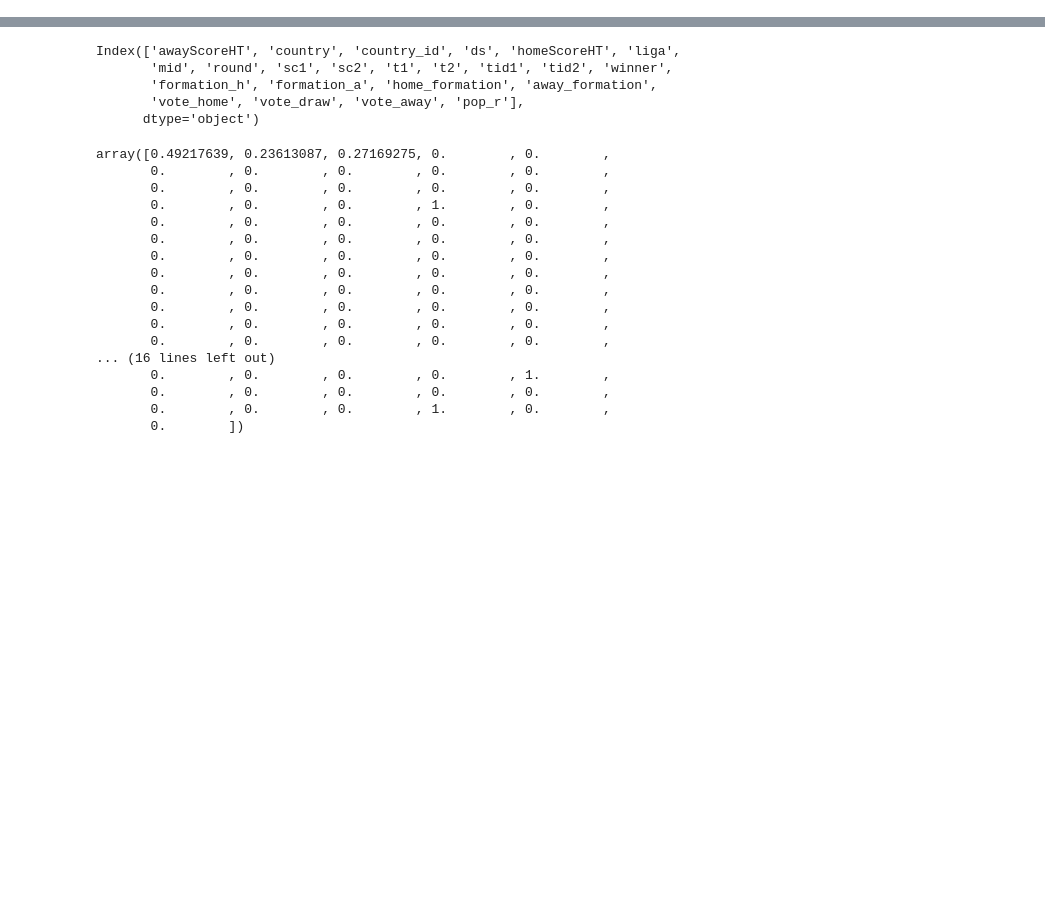
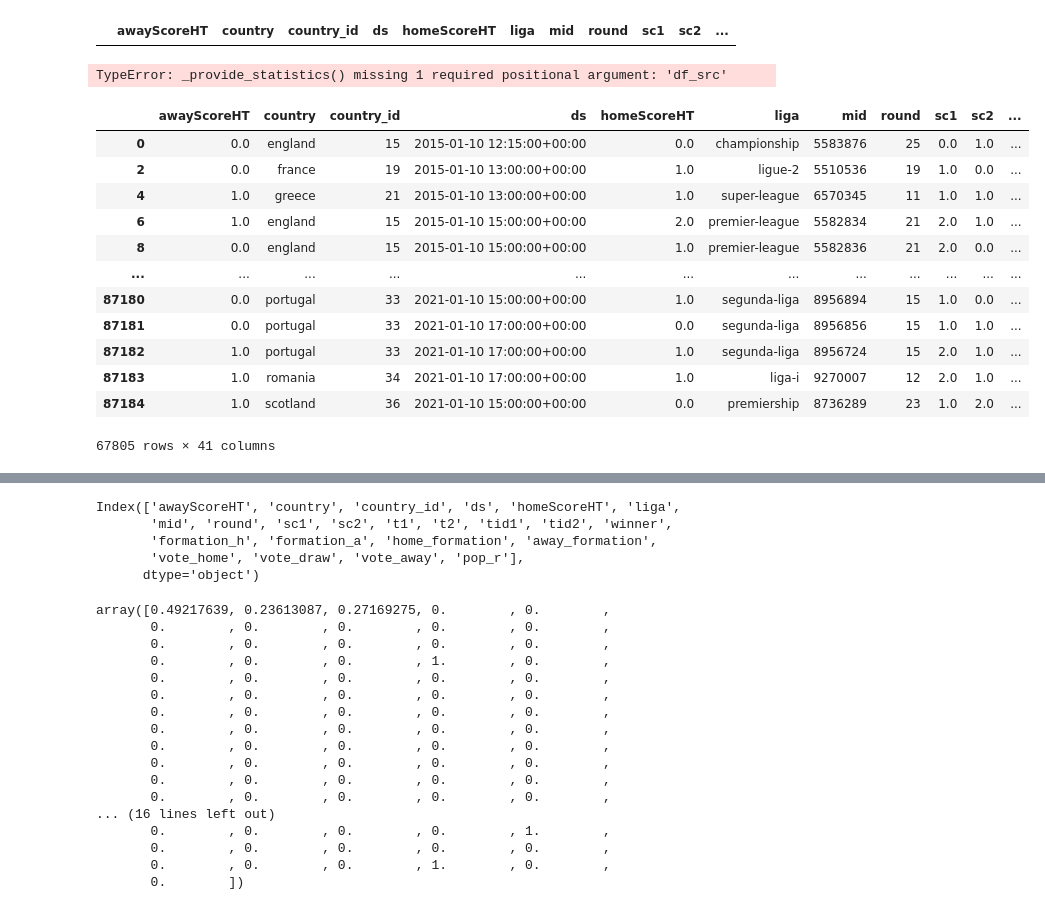
Before and after one commit to hwait/soccer, a Jupyter notebook: sofa.ipynb, the cells around one changed output, grey strips where cells are left out. Saved outputs shown, nothing was run; the diff lists cells and outputs as text; code cells hidden in the pictures; blank space fills up the shorter version.

Commit message:
Data refactor

```diff
--- a/sofa.ipynb
+++ b/sofa.ipynb
@@ -25,3 +26,50 @@ pd.options.display.max_columns = None
 dp=SofaDataProvider(load=False)
 data, labels, info, df=dp.provide_data()
 #df=dp._load_data()
+# %%
+df[df.country=='iceland']
+# %% [output]
+|  | awayScoreHT | country | country_id | ds | homeScoreHT | liga | mid | round | sc1 | sc2 | ... |
+# %%
+df=dp._provide_statistics()
+# %% [output]
+TypeError: _provide_statistics() missing 1 required positional argument: 'df_src'
+# %%
+df=dp._provide_statistics()
+nulls=pd.DataFrame(df.isna().sum(), columns=['n'])
+drop_cols=list(nulls[nulls.n>50000].sort_values(by='n').index)+['Total shots']
+cols_to_keep=[x for x in df.columns if not x in drop_cols]
+df=df[cols_to_keep]
+df=df.reset_index(drop=True)
+
+scaler = MinMaxScaler()
+df_scaled = scaler.fit_transform(df[df.columns[4:]])
+df=pd.concat([df[df.columns[:4]],pd.DataFrame(df_scaled, columns=df.columns[4:])], axis=1)
+
+cols_stats=['possession', 'shont', 'shofft', 'corners', 'offsides', 'fouls', 'cards', 'gksaves']
+df1=df[df['ishome']==1].reset_index(drop=True).sort_values(by='mid')
+df1=df1.drop(columns=['period', 'ishome'])
+df1.columns=['mid']+[x+'1' for x in cols_stats]
+df0=df[df['ishome']==0].reset_index(drop=True).sort_values(by='mid')
+df0=df0.drop(columns=['mid','period', 'ishome'])
+df0.columns=[x+'0' for x in cols_stats]
+df=pd.concat([df1,df0], axis=1)
+df=df.dropna()
+df['possession1']=df['possession1'].str[:-1].astype(float)/100
+df['possession0']=df['possession0'].str[:-1].astype(float)/100
+# %%
+df.drop_duplicates()
+# %% [output]
+|  | awayScoreHT | country | country_id | ds | homeScoreHT | liga | mid | round | sc1 | sc2 | ... |
+| 0 | 0.0 | england | 15 | 2015-01-10 12:15:00+00:00 | 0.0 | championship | 5583876 | 25 | 0.0 | 1.0 | ... |
+| 2 | 0.0 | france | 19 | 2015-01-10 13:00:00+00:00 | 1.0 | ligue-2 | 5510536 | 19 | 1.0 | 0.0 | ... |
+| 4 | 1.0 | greece | 21 | 2015-01-10 13:00:00+00:00 | 1.0 | super-league | 6570345 | 11 | 1.0 | 1.0 | ... |
+| 6 | 1.0 | england | 15 | 2015-01-10 15:00:00+00:00 | 2.0 | premier-league | 5582834 | 21 | 2.0 | 1.0 | ... |
+| 8 | 0.0 | england | 15 | 2015-01-10 15:00:00+00:00 | 1.0 | premier-league | 5582836 | 21 | 2.0 | 0.0 | ... |
+| ... | ... | ... | ... | ... | ... | ... | ... | ... | ... | ... | ... |
+| 87180 | 0.0 | portugal | 33 | 2021-01-10 15:00:00+00:00 | 1.0 | segunda-liga | 8956894 | 15 | 1.0 | 0.0 | ... |
+| 87181 | 0.0 | portugal | 33 | 2021-01-10 17:00:00+00:00 | 0.0 | segunda-liga | 8956856 | 15 | 1.0 | 1.0 | ... |
+| 87182 | 1.0 | portugal | 33 | 2021-01-10 17:00:00+00:00 | 1.0 | segunda-liga | 8956724 | 15 | 2.0 | 1.0 | ... |
+| 87183 | 1.0 | romania | 34 | 2021-01-10 17:00:00+00:00 | 1.0 | liga-i | 9270007 | 12 | 2.0 | 1.0 | ... |
+| 87184 | 1.0 | scotland | 36 | 2021-01-10 15:00:00+00:00 | 0.0 | premiership | 8736289 | 23 | 1.0 | 2.0 | ... |
+67805 rows × 41 columns
```
Also changed, not shown: parts of 14 cells of this notebook, 20 other files.
